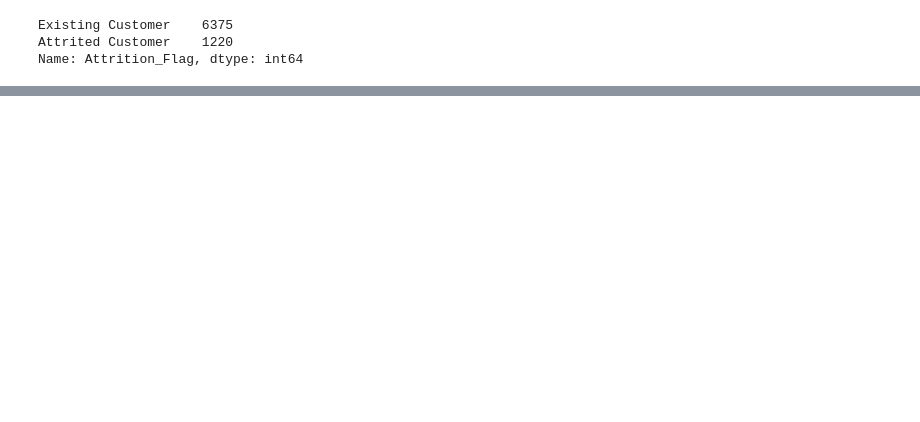
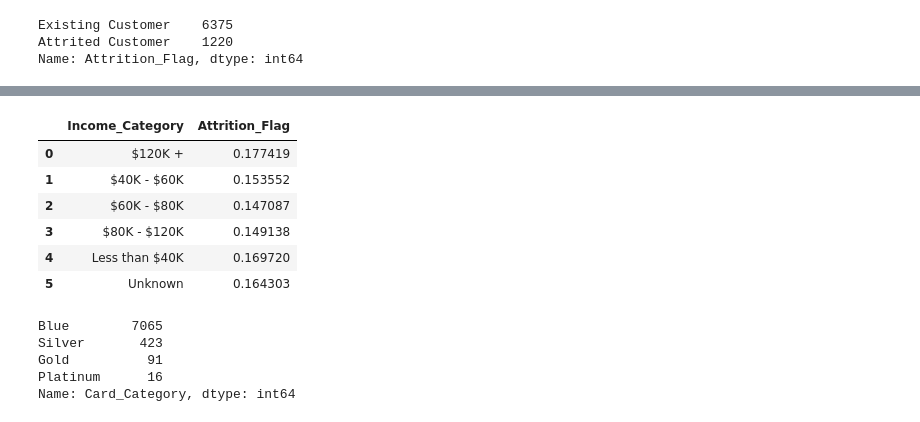
Before and after one commit to esvesv/ML_HW_07, a Jupyter notebook: 7_result_evstratovsv.ipynb, the cells around one changed output, grey strips where cells are left out. Cells and saved outputs as stored; diff of their text form; code cells hidden in the pictures; blank space fills up the shorter version.

```diff
--- a/7_result_evstratovsv.ipynb
+++ b/7_result_evstratovsv.ipynb
@@ -130,0 +208,18 @@ Name: Attrition_Flag, dtype: int64
+# %%
+train_df.groupby('Income_Category', as_index=False)['Attrition_Flag'].mean()
+# %% [output]
+|  | Income_Category | Attrition_Flag |
+| 0 | $120K + | 0.177419 |
+| 1 | $40K - $60K | 0.153552 |
+| 2 | $60K - $80K | 0.147087 |
+| 3 | $80K - $120K | 0.149138 |
+| 4 | Less than $40K | 0.169720 |
+| 5 | Unknown | 0.164303 |
+# %%
+train_df.Card_Category.value_counts()
+# %% [output]
+Blue        7065
+Silver       423
+Gold          91
+Platinum      16
+Name: Card_Category, dtype: int64
```
Also changed, not shown: parts of 40 cells of this notebook, 2 other files.
